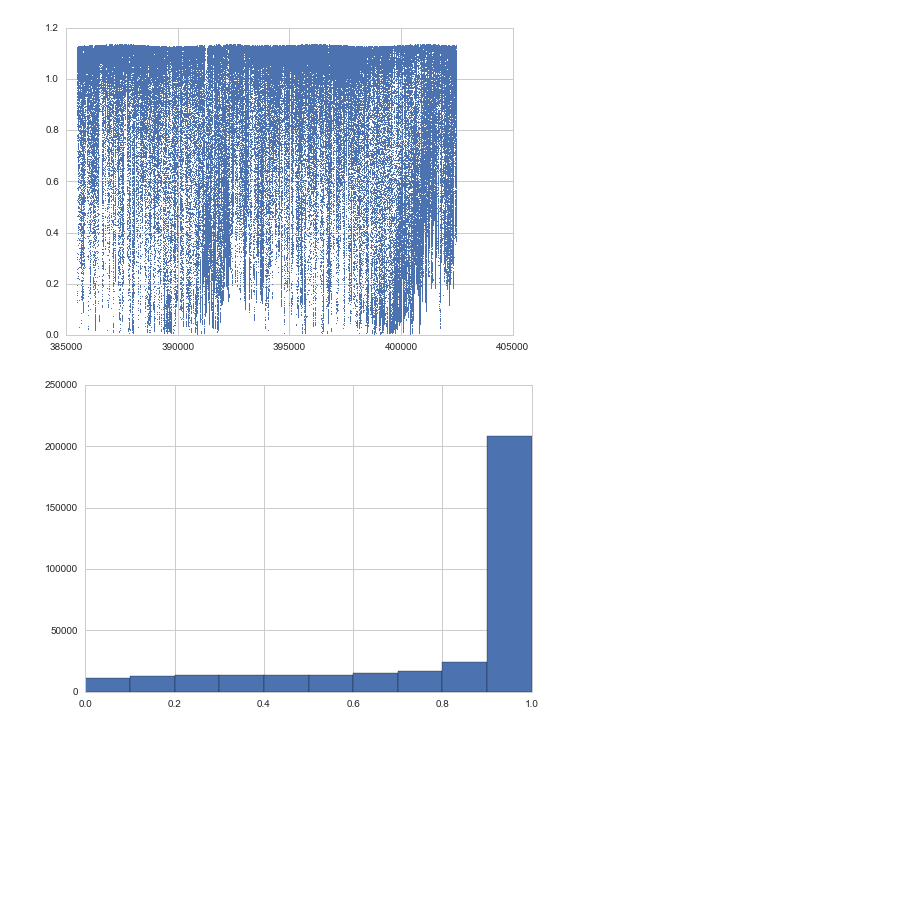
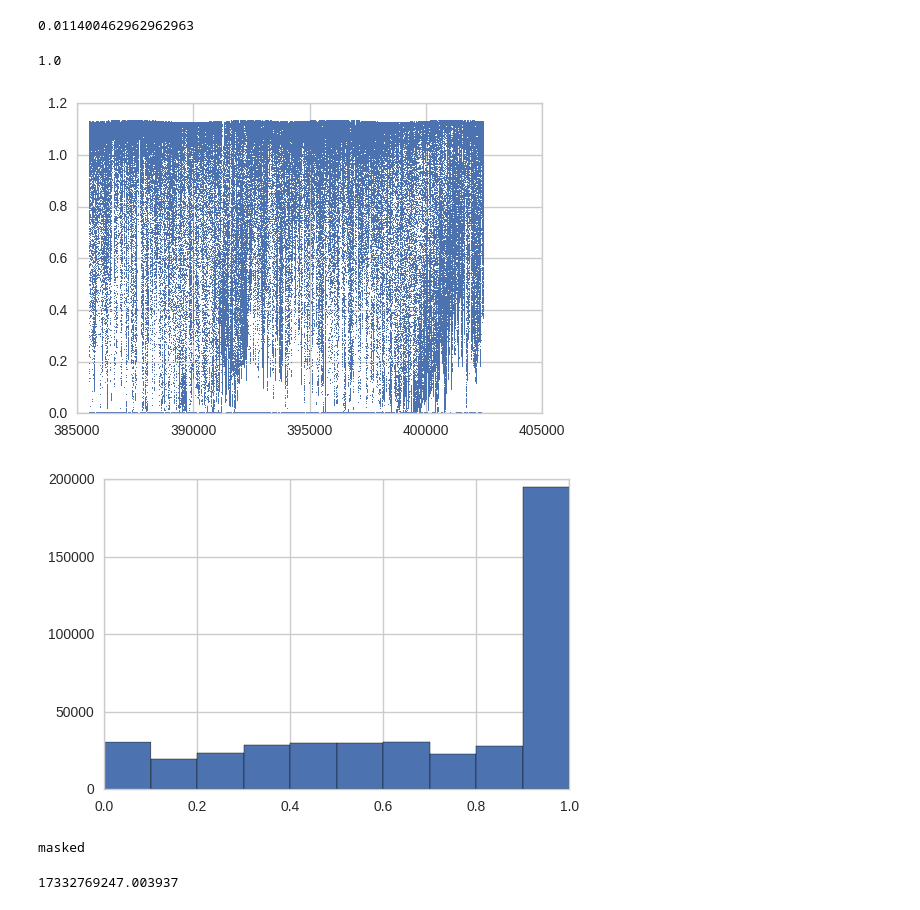
Before and after one commit to danilolessa/computacoes, a Jupyter notebook: ic/xie-liu.ipynb, the cells around one changed output. Saved outputs shown, nothing was run; the diff lists cells and outputs as text; code cells hidden in the pictures; blank space fills up the shorter version.

```diff
--- a/ic/xie-liu.ipynb
+++ b/ic/xie-liu.ipynb
@@ -5,17 +5,33 @@ import numpy as np
 import matplotlib.pyplot as plt
 import seaborn as sns
 sns.set_style("whitegrid")
+# %%
+len(raw[raw.XL_CloudFraction > 1]) / len(raw)
+# %% [output]
+0.011400462962962963
 # %%
-raw = pd.read_pickle("CF-XL.pkl")
-dat = raw[raw.CloudFraction <= 1]
+dat = pd.read_pickle("CF-XL.pkl")
+#dat = raw[raw.XL_CloudFraction <= 1]
 #dat = dat[dat.CloudFractionCorrected <= 1]
+# %%
+np.max(dat.XL_CloudFraction)
+# %% [output]
+1.0
 # %%
-plt.plot(dat.Time / (60 * 60), dat.CloudFractionCorrected, ',')
+plt.plot(dat.Time / (60 * 60), dat.XL_CloudFractionCorrected, ',')
 plt.show()
 # %% [output]
-[figure, old version]
+[figure, new version]
 # %%
-plt.hist(dat.CloudFraction, range=(0, 1))
+plt.hist(dat.CloudFraction_Shortwave, range=(0, 1))
 plt.show()
 # %% [output]
-[figure, old version]
+[figure, new version]
+# %%
+np.max(dat.CloudFraction_Shortwave)
+# %% [output]
+masked
+# %%
+np.std(dat.XL_CloudFraction)
+# %% [output]
+17332769247.003937
```
Also changed, not shown: 2 other files.
